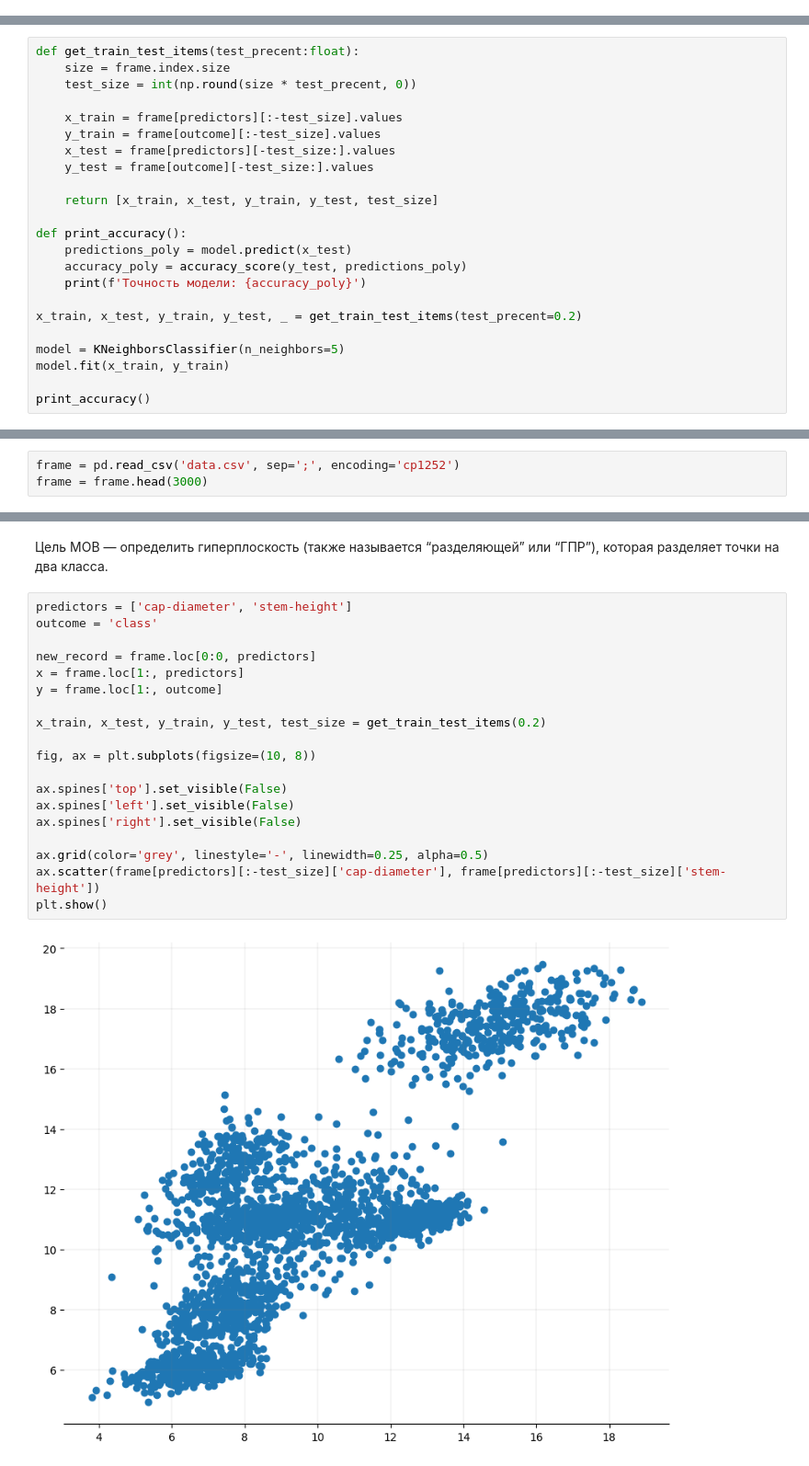
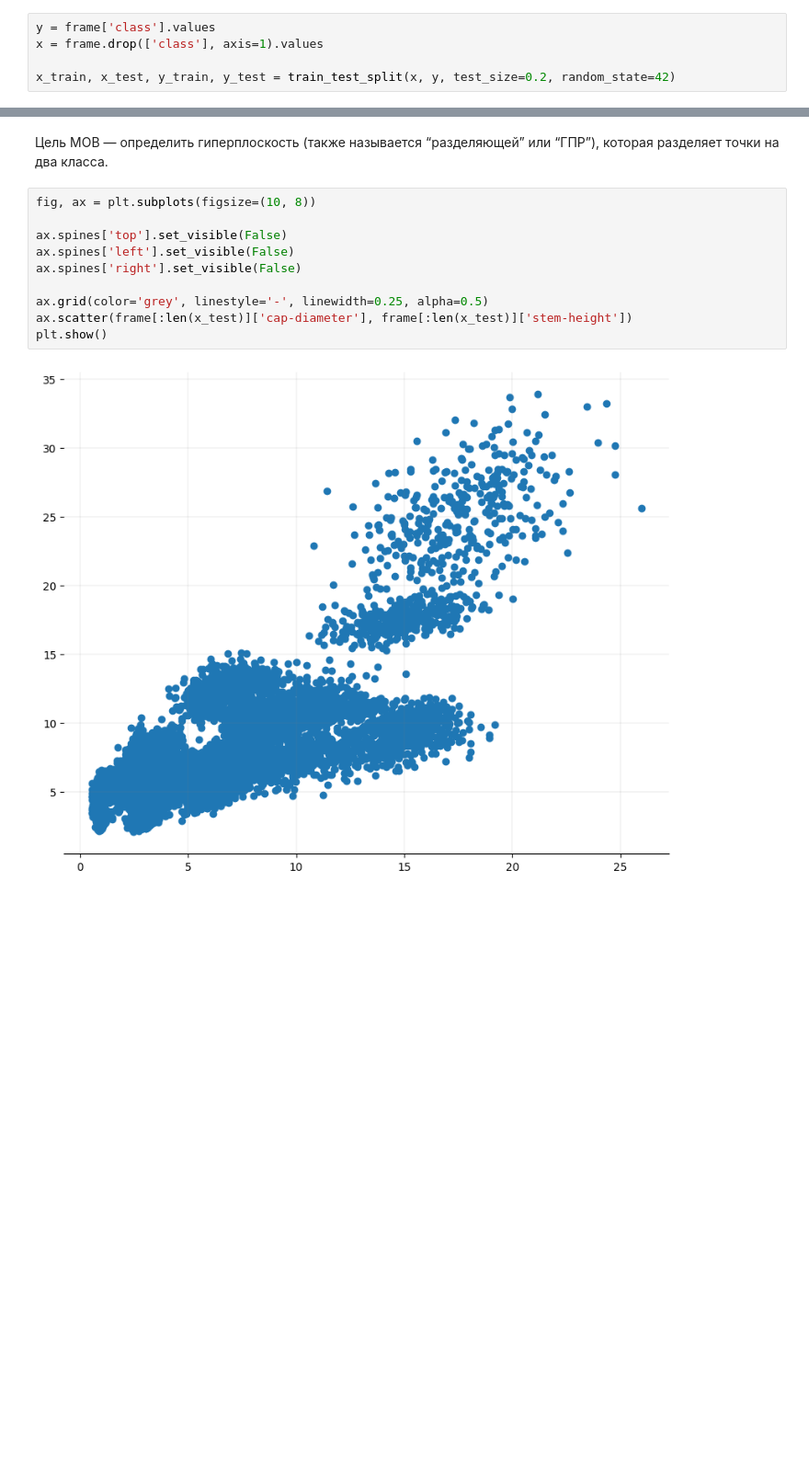
Before and after one commit to len6q/dynamic-languages-2, a Jupyter notebook: practice.ipynb, the cells around one changed output, grey strips where cells are left out. Shown: that part at 92% size. Drawn from its saved outputs; the diff is of its cells as text; blank space fills up the shorter version.

```diff
--- a/practice.ipynb
+++ b/practice.ipynb
@@ -37,0 +97,5 @@ frame
+# %%
+y = frame['class'].values
+x = frame.drop(['class'], axis=1).values
+
+x_train, x_test, y_train, y_test = train_test_split(x, y, test_size=0.2, random_state=42)
@@ -89,23 +107,0 @@ plt.show()
-# %%
-def get_train_test_items(test_precent:float):
-    size = frame.index.size
-    test_size = int(np.round(size * test_precent, 0))
-
-    x_train = frame[predictors][:-test_size].values
-    y_train = frame[outcome][:-test_size].values
-    x_test = frame[predictors][-test_size:].values
-    y_test = frame[outcome][-test_size:].values
-
-    return [x_train, x_test, y_train, y_test, test_size]
-
-def print_accuracy():
-    predictions_poly = model.predict(x_test)
-    accuracy_poly = accuracy_score(y_test, predictions_poly)
-    print(f'Точноcть модели: {accuracy_poly}')
-
-x_train, x_test, y_train, y_test, _ = get_train_test_items(test_precent=0.2)
-
-model = KNeighborsClassifier(n_neighbors=5)
-model.fit(x_train, y_train)
-
-print_accuracy()
@@ -119,6 +179,3 @@ print_accuracy()
 #### Задание 1
 # %% [markdown]
 Провести классификацию найденного датасета, методом машины опорных векторов. В формате Markdown писать пояснения. Объяснить почему были выбраны именно такие гиперпараметры, была ли перекрестная проверка, и т.д.
-# %%
-frame = pd.read_csv('data.csv', sep=';', encoding='cp1252')
-frame = frame.head(3000)
@@ -129,24 +189,15 @@ frame = frame.head(3000)
 # %% [markdown]
 Цель МОВ — определить гиперплоскость (также называется “разделяющей” или “ГПР”), которая разделяет точки на два класса.
 # %%
-predictors = ['cap-diameter', 'stem-height']
-outcome = 'class'
-
-new_record = frame.loc[0:0, predictors]
-x = frame.loc[1:, predictors]
-y = frame.loc[1:, outcome]
-
-x_train, x_test, y_train, y_test, test_size = get_train_test_items(0.2)
-
 fig, ax = plt.subplots(figsize=(10, 8))
 
 ax.spines['top'].set_visible(False)
 ax.spines['left'].set_visible(False)
 ax.spines['right'].set_visible(False)
 
 ax.grid(color='grey', linestyle='-', linewidth=0.25, alpha=0.5)
-ax.scatter(frame[predictors][:-test_size]['cap-diameter'], frame[predictors][:-test_size]['stem-height'])
+ax.scatter(frame[:len(x_test)]['cap-diameter'], frame[:len(x_test)]['stem-height'])
 plt.show()
 # %% [output]
-[figure, old version]
+[figure, new version]
 # %%
```
Also changed, not shown: parts of 35 cells of this notebook.
